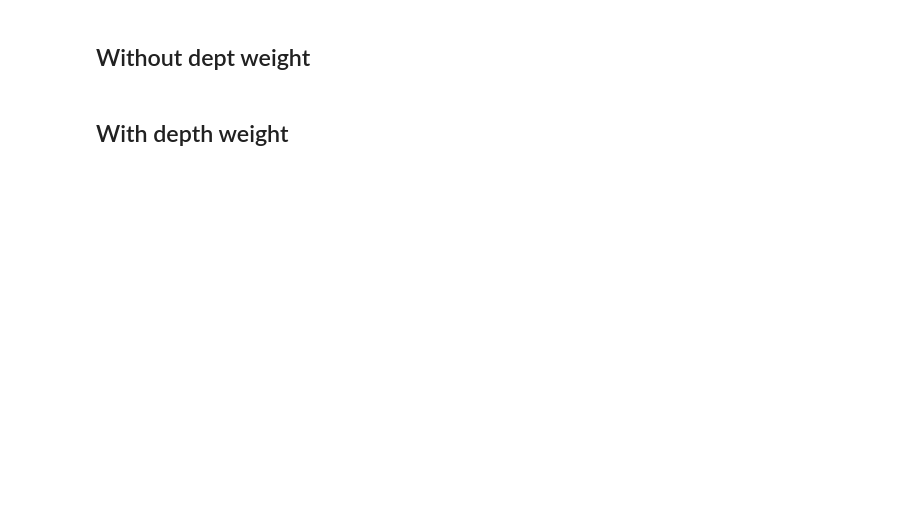
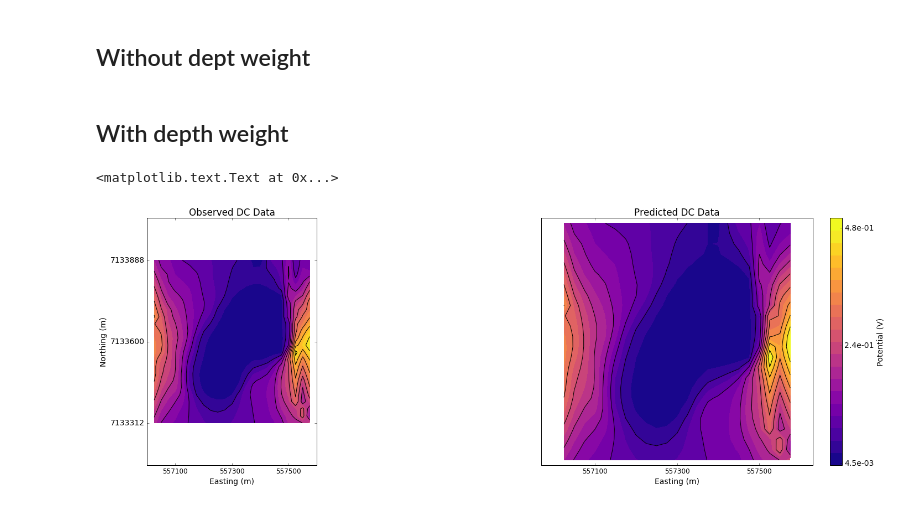
Before and after one commit to simpeg/presentations, a Jupyter notebook: SciPy2016/notebooks/DC/DCinv_Gradient_singleSrc_PosterFigs.ipynb, the cells around one changed output. Cells and saved outputs as stored; diff of their text form; code cells hidden in the pictures; blank space fills up the shorter version.

Commit message:
More work on multi-panel figures.

```diff
--- a/SciPy2016/notebooks/DC/DCinv_Gradient_singleSrc_PosterFigs.ipynb
+++ b/SciPy2016/notebooks/DC/DCinv_Gradient_singleSrc_PosterFigs.ipynb
@@ -520,6 +526,44 @@ preddata = Survey.Data(survey, v=dpred)
 # figsize(8,3)
 # plt.plot(obsdata[src1, rx_y])
 # plt.plot(preddata[src1, rx_y], '.')
+# %%
+fig = plt.figure(figsize(11, 8))
+xmin, xmax = -300+xc, 300+xc
+ymin, ymax = -300+yc, 300+yc
+indz = 28
+
+# Axis label
+x = np.linspace(xmin+100, xmax-100,3)
+
+# DC observed data
+ax1 = plt.subplot(1,1,1)
+pos =  ax1.get_position()
+ax1.set_position([pos.x0-0.1, pos.y0,  pos.width*0.5, pos.height])
+ax1 = vizdata(dcdata, src1, rx_x, ax=ax1, rxcomponent="X", title="Observed DC Data", clim=(4.5e-3, 4.8e-1), cb=False)
+plt.gca().set_aspect('equal')
+# ax1.set_title(("Slice at z=%.1f m")%(mesh.vectorCCz[indz]))
+# ax1.xaxis.set_visible(False)
+ax1.set_xlim(xmin, xmax)
+ax1.set_ylim(ymin, ymax)
+ax1.set_xticks(map(int, x))
+ax1.set_xticklabels(map(str, map(int, x)),size=12)
+ax1.set_xlabel('Easting (m)')
+ax1.set_ylabel('Northing (m)')
+ax1.set
+
+# DC Predicted data
+ax2 = fig.add_axes([pos.x0+0.8, pos.y0,  pos.width, pos.height])
+ax2 = vizdata(preddata, src1, rx_x, ax=ax2, rxcomponent="X", title="Predicted DC Data", clim=(4.5e-3, 4.8e-1))
+plt.gca().set_aspect('equal')
+ax2.yaxis.set_visible(False)
+ax2.set_xlim(xmin, xmax)
+ax2.set_ylim(ymin, ymax)
+ax2.set_xticks(map(int, x))
+ax2.set_xticklabels(map(str, map(int, x)),size=12)
+ax2.set_xlabel('Easting (m)')
+# %% [output]
+<matplotlib.text.Text at 0x...>
+[figure, added]
 # %%
 interact(lambda ind: viz(mesh, sigma, ind, airind=airind, normal="Z", xc=xc,yc=yc,zc=zc), ind=IntSlider(min=0, max=32,step=1, value=28))
 # %% [output]
```
Also changed, not shown: parts of 14 cells of this notebook, 1 other file.
